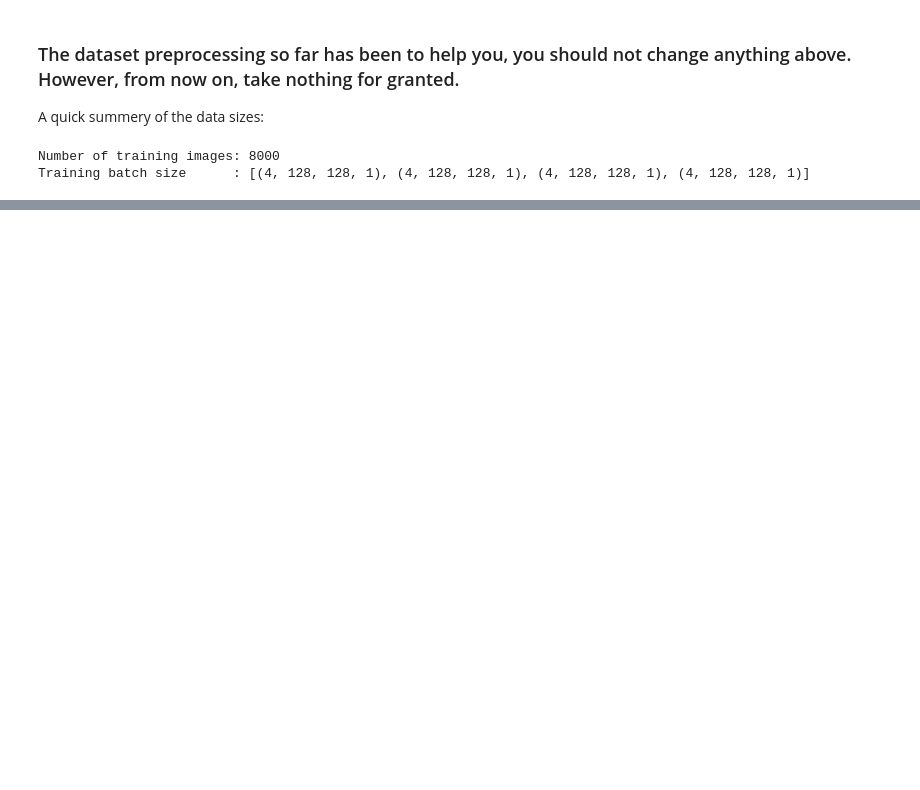
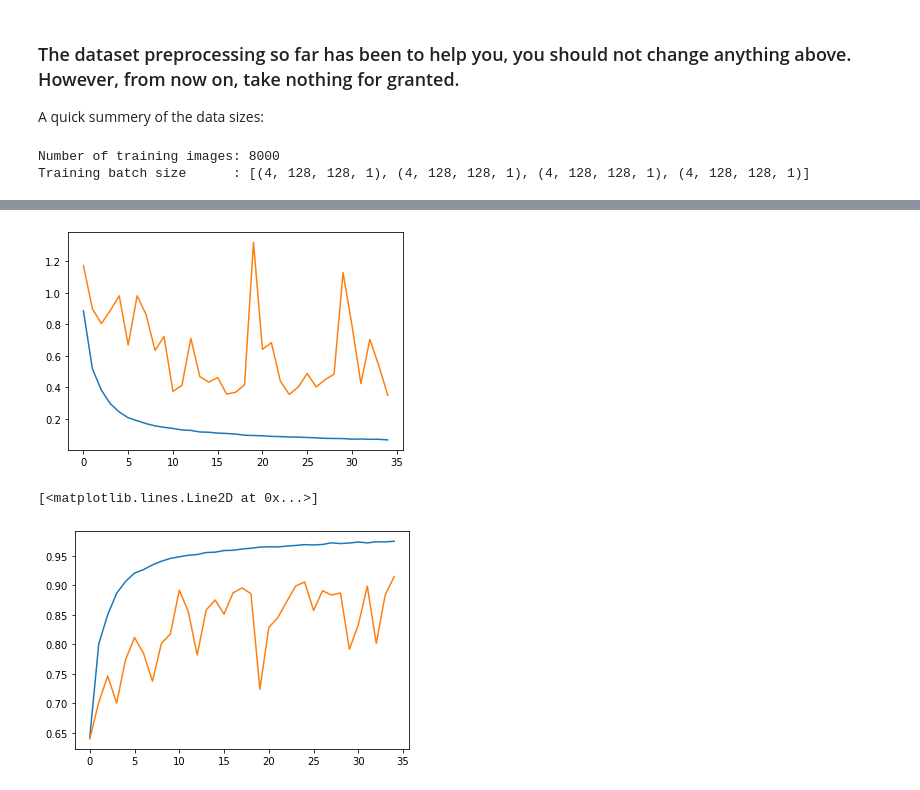
Before and after one commit to klashenriksson/CNNwAMIA, a Jupyter notebook: assignment_1.ipynb, the cells around one changed output, grey strips where cells are left out. Cells and saved outputs as stored; diff of their text form; code cells hidden in the pictures; blank space fills up the shorter version.

```diff
--- a/assignment_1.ipynb
+++ b/assignment_1.ipynb
@@ -342,6 +341,6 @@ Non-trainable params: 480
 _________________________________________________________________
 # %%
-custom_lr = 0.00001
+custom_lr = 0.000007
 custom_optimizer = RMSprop(learning_rate=custom_lr)
 custom_loss = tf.keras.losses.CategoricalCrossentropy()
 custom_metric = "accuracy"
@@ -355,7 +354,7 @@ model.compile(loss=custom_loss,
 # NOTE: Are you satisfied with the optimizer? Look at the cell where the optimizers are imported for inspiration.
 # NOTE: Are you satisfied with the optimizer's parameters?
 # %%
-n_epochs = 50
+n_epochs = 37
 n_classes = 4
 t1_label = tf.one_hot(np.repeat(0, batch_size), n_classes)
 t1ce_label = tf.one_hot(np.repeat(1, batch_size), n_classes)
@@ -363,9 +362,6 @@ t2_label = tf.one_hot(np.repeat(2, batch_size), n_classes)
 flair_label = tf.one_hot(np.repeat(3, batch_size), n_classes)
 
 classification_labels = [t1_label, t1ce_label, t2_label, flair_label]
-
-batch_elem_size = batch_size*n_classes
-validation_predicitions = []
 
 training_loss = []
 training_acc = []
@@ -391,11 +387,8 @@ for epoch in range(n_epochs):
         labels = np.concatenate((t1_label, t1ce_label, t2_label, flair_label), axis=0)
         test_results = model.test_on_batch(images, labels)
 
-        batch_validating_loss.append(test_results[0])
-        batch_validating_acc.append(test_results[1])
-        pred = model.predict_on_batch(images)
-        pred_max = np.argmax(pred, axis=1)
-        validation_predicitions += pred_max.tolist()
+        batch_validation_loss.append(test_results[0])
+        batch_validation_acc.append(test_results[1])
 
     t_loss = np.mean(batch_training_loss)
     t_acc = np.mean(batch_training_acc)
@@ -419,3 +426,17 @@ plt.plot(np.arange(0, n_epochs), training_loss)
+# %%
+n_epochs = len(training_loss)
+epoch_arr = np.arange(0, n_epochs)
+
+plt.plot(epoch_arr, training_loss)
+plt.plot(epoch_arr, validation_loss)
+plt.show()
+
+plt.plot(epoch_arr, training_acc)
+plt.plot(epoch_arr, validation_acc)
+# %% [output]
+[figure, added]
+[<matplotlib.lines.Line2D at 0x...>]
+[figure, added]
 # %%
 # Validation
 dims = gen_train.in_dims[0]
```
Also changed, not shown: parts of 7 cells of this notebook.
